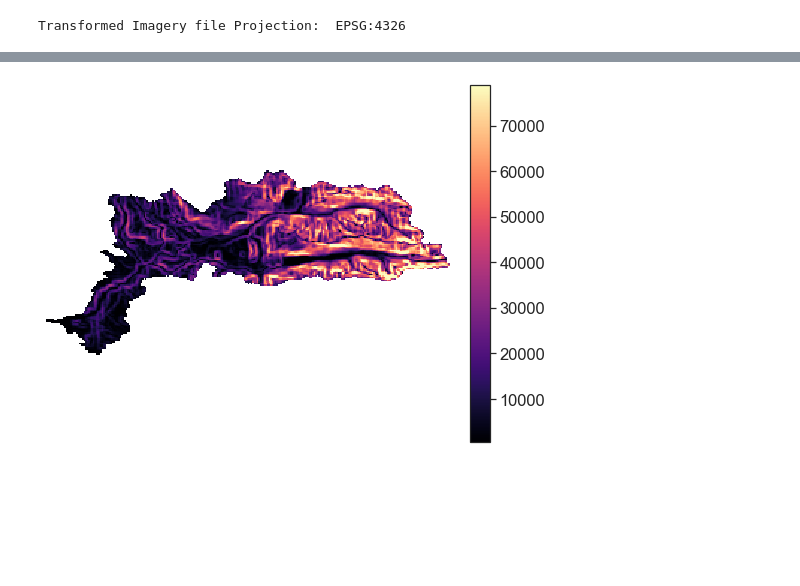
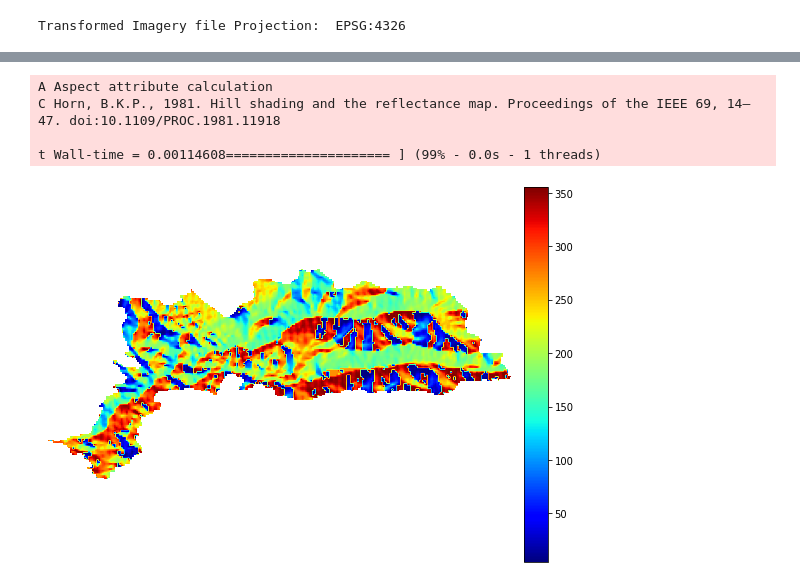
Before and after one commit to NCristea/Snow_SCL, a Jupyter notebook: dem_process.ipynb, the cells around one changed output, grey strips where cells are left out. Cells and saved outputs as stored; diff of their text form; code cells hidden in the pictures; blank space fills up the shorter version.

```diff
--- a/dem_process.ipynb
+++ b/dem_process.ipynb
@@ -137,0 +142,5 @@ plt.show()
+# %%
+#example use richdem
+dem_test     = rd.LoadGDAL(ROOT_DIR + '/Data/Final/dem_tolt_tran_clip.tif')
+rd.rdShow(dem_test, axes=False, cmap='magma', figsize=(8, 5.5))
+plt.show()
@@ -141,6 +159,10 @@ plt.show()
 # %%
-slope = rd.TerrainAttribute(tolt_dem, attrib = 'slope_riserun')
-rd.rdShow(slope, axes=False, cmap='magma', figsize=(8, 5.5))
+aspect = rd.TerrainAttribute(dem_test, attrib='aspect')
+rd.rdShow(aspect, axes=False, cmap='jet', figsize=(8, 5.5))
 plt.show()
 # %% [output]
+A Aspect attribute calculation
+C Horn, B.K.P., 1981. Hill shading and the reflectance map. Proceedings of the IEEE 69, 14–47. doi:10.1109/PROC.1981.11918
+
+t Wall-time = 0.00114608===================== ] (99% - 0.0s - 1 threads)
-[figure, old version]
+[figure, new version]
```
Also changed, not shown: parts of 19 cells of this notebook, 19 other files.
